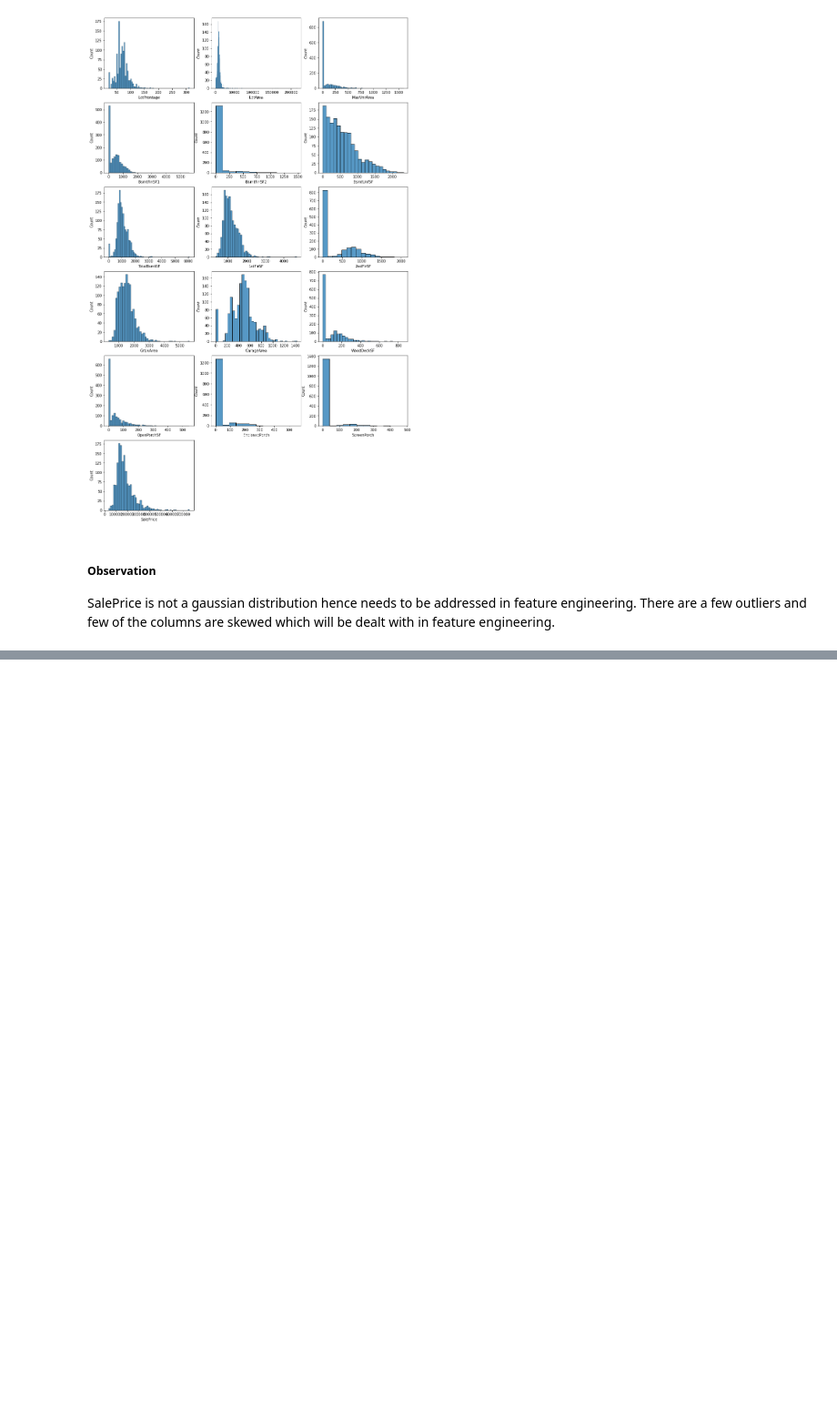
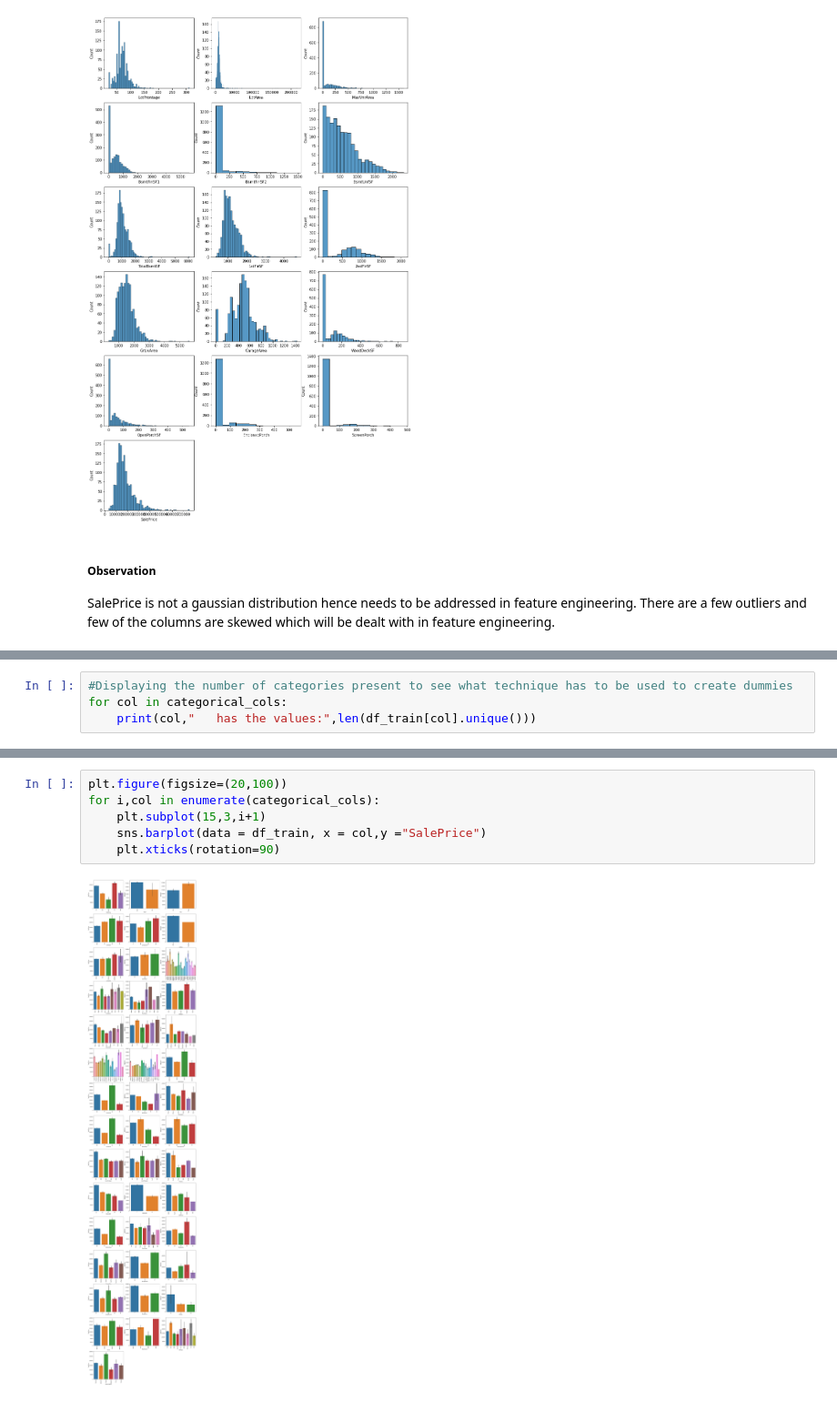
Before and after one commit to SmartNamDevoloper/Jupyter, a Jupyter notebook: exploratory-data-analysis-on-house-sale-prediction.ipynb, the cells around one changed output, grey strips where cells are left out. Shown at 91% size. Cells and saved outputs as stored; diff of their text form; blank space fills up the shorter version.

```diff
--- a/exploratory-data-analysis-on-house-sale-prediction.ipynb
+++ b/exploratory-data-analysis-on-house-sale-prediction.ipynb
@@ -192,0 +237,4 @@ There are a few outliers and few of the columns are skewed which will be dealt w
+# %%
+#Displaying the number of categories present to see what technique has to be used to create dummies
+for col in categorical_cols:
+    print(col,"   has the values:",len(df_train[col].unique()))
@@ -192,0 +259,8 @@ There are a few outliers and few of the columns are skewed which will be dealt w
+# %%
+plt.figure(figsize=(20,100))
+for i,col in enumerate(categorical_cols):
+    plt.subplot(15,3,i+1)
+    sns.barplot(data = df_train, x = col,y ="SalePrice")
+    plt.xticks(rotation=90)
+# %% [output]
+[figure, added]
```
Also changed, not shown: parts of 10 cells of this notebook.
